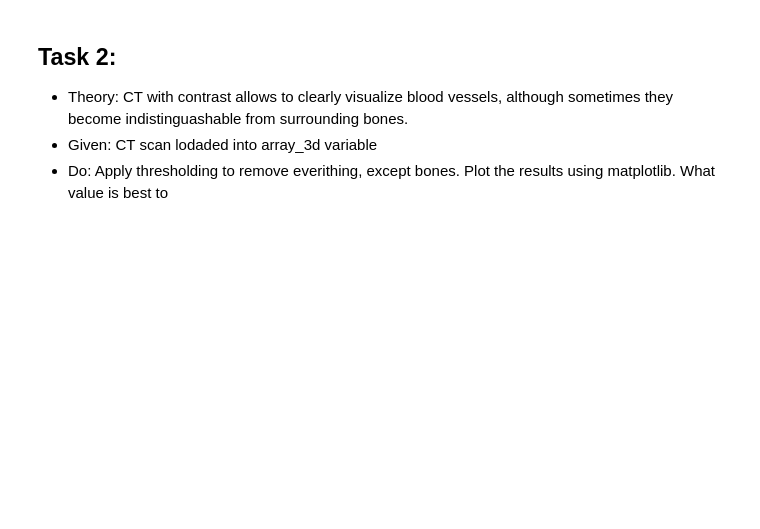
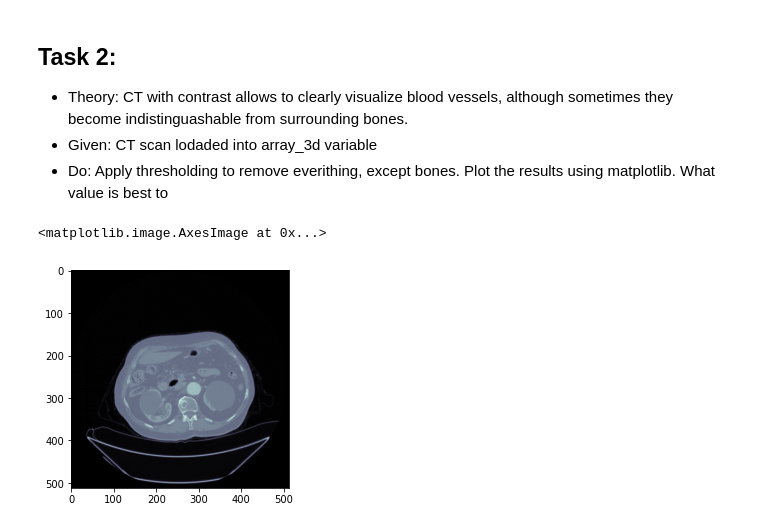
Before and after one commit to bernieee/sirius, a Jupyter notebook: AI_for_Med_image_analysis/Practicum1_working_with_CT.ipynb, the cells around one changed output. Cells and saved outputs as stored; diff of their text form; code cells hidden in the pictures; blank space fills up the shorter version.

```diff
--- a/AI_for_Med_image_analysis/Practicum1_working_with_CT.ipynb
+++ b/AI_for_Med_image_analysis/Practicum1_working_with_CT.ipynb
@@ -157,3 +155,8 @@ interactive(children=(IntSlider(value=581, description='z', max=1717), Output())
 - Theory: CT with contrast allows to clearly visualize blood vessels, although sometimes they become indistinguashable from surrounding bones.
 - Given: CT scan lodaded into array_3d variable
 - Do: Apply thresholding to remove everithing, except bones. Plot the results using matplotlib. What value is best to
+# %%
+plt.imshow(array_3d[201], cmap='bone')
+# %% [output]
+<matplotlib.image.AxesImage at 0x...>
+[figure, added]
```
Also changed, not shown: parts of 5 cells of this notebook.
